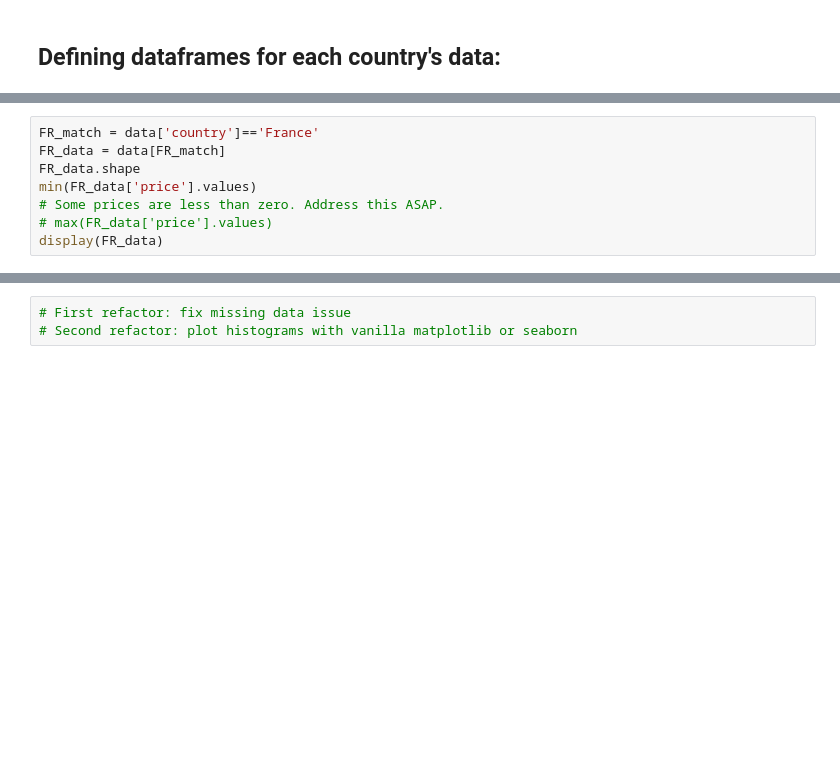
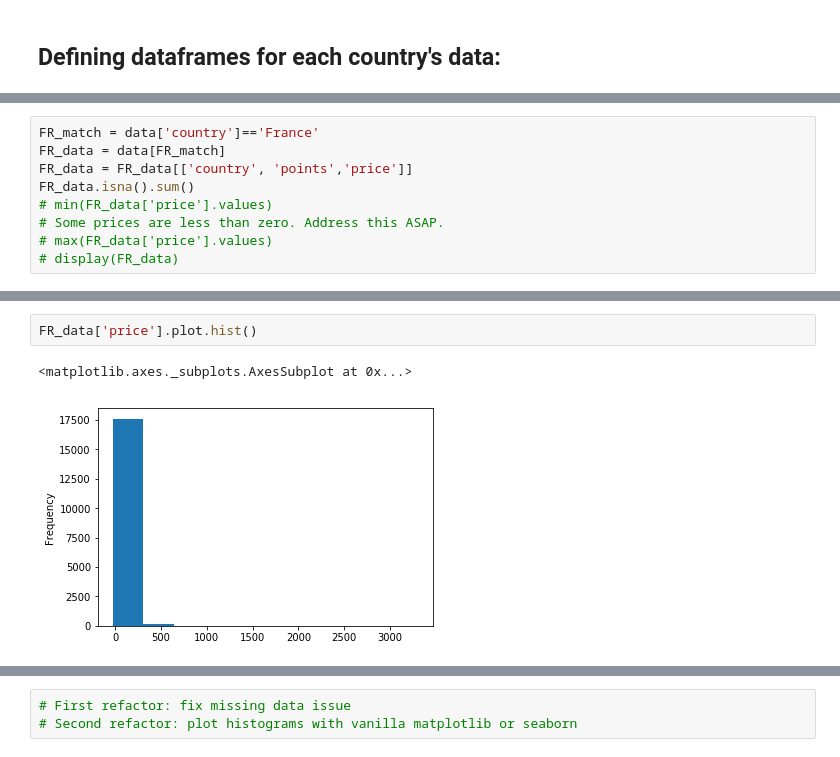
Before and after one commit to mUtterberg/pandata, a Jupyter notebook: WineMag-Pandata.ipynb, the cells around one changed output, grey strips where cells are left out. Drawn from its saved outputs; the diff is of its cells as text; blank space fills up the shorter version.

```diff
--- a/WineMag-Pandata.ipynb
+++ b/WineMag-Pandata.ipynb
@@ -37,9 +61,10 @@ display(US_data)
 # %%
 FR_match = data['country']=='France'
 FR_data = data[FR_match]
-FR_data.shape
-min(FR_data['price'].values)
+FR_data = FR_data[['country', 'points','price']]
+FR_data.isna().sum()
+# min(FR_data['price'].values)
 # Some prices are less than zero. Address this ASAP.
 # max(FR_data['price'].values)
-display(FR_data)
+# display(FR_data)
 # %% [output]
@@ -61,0 +107,5 @@ hist_data = [US_data, FR_data, IT_data]
+# %%
+FR_data['price'].plot.hist()
+# %% [output]
+<matplotlib.axes._subplots.AxesSubplot at 0x...>
+[figure, added]
```
Also changed, not shown: parts of 22 cells of this notebook.
